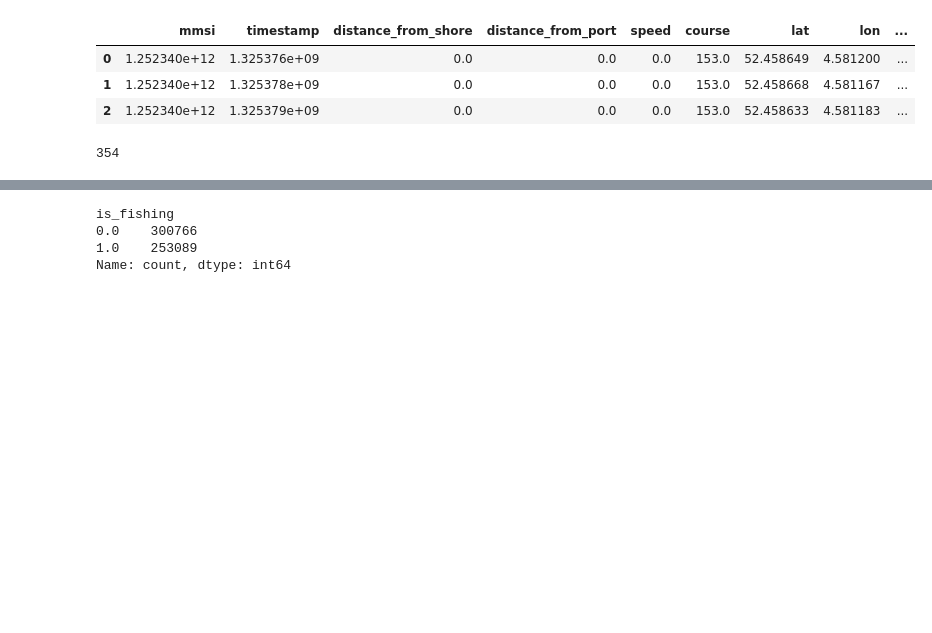
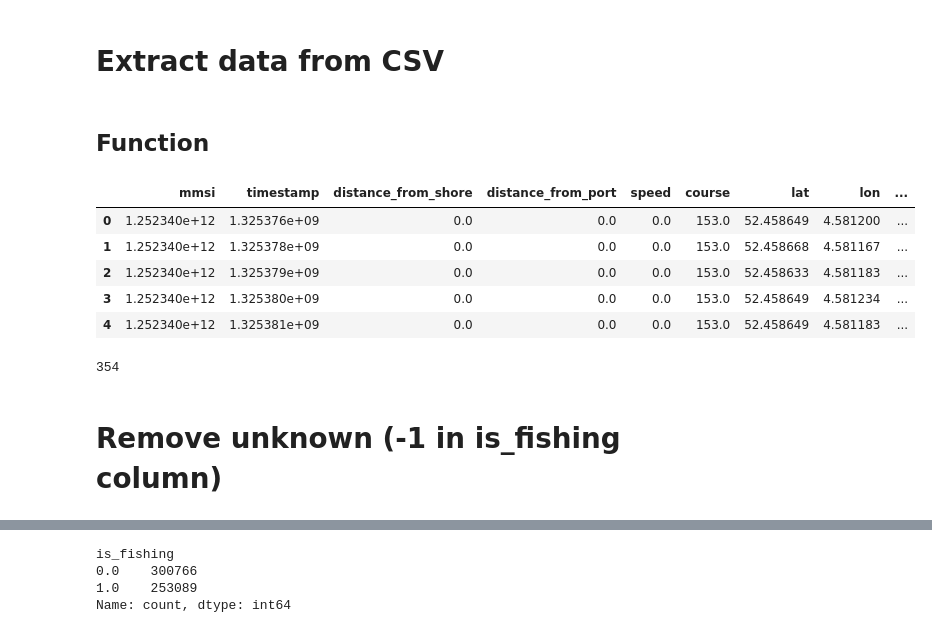
Before and after one commit to DukeDucray/fishing_classification, a Jupyter notebook: notebook/grace.ipynb, the cells around one changed output, grey strips where cells are left out. Drawn from its saved outputs; the diff is of its cells as text; code cells hidden in the pictures; blank space fills up the shorter version.

Commit message:
data cache

```diff
--- a/notebook/grace.ipynb
+++ b/notebook/grace.ipynb
@@ -31,13 +10,32 @@ unknown['type']='unknown'
-# %%
-list_dfs = [trawlers, longlines, gear, pole, seines, trollers, unknown]
-df = pd.concat(list_dfs)
-df.head(3)
-# %% [output]
-|  | mmsi | timestamp | distance_from_shore | distance_from_port | speed | course | lat | lon | ... |
-| 0 | 1.252340e+12 | 1.325376e+09 | 0.0 | 0.0 | 0.0 | 153.0 | 52.458649 | 4.581200 | ... |
-| 1 | 1.252340e+12 | 1.325378e+09 | 0.0 | 0.0 | 0.0 | 153.0 | 52.458668 | 4.581167 | ... |
-| 2 | 1.252340e+12 | 1.325379e+09 | 0.0 | 0.0 | 0.0 | 153.0 | 52.458633 | 4.581183 | ... |
+# %% [markdown]
+# Extract data from CSV
+# %% [markdown]
+## Function
+# %%
+def get_data(path, file_names):
+    tables=[]
+    for file_name in file_names:
+        table = pd.read_csv(f'../{path}/{file_name}.csv')
+        table['type']=f'{file_name}'
+        tables.append(table)
+    return pd.concat(tables)
+
+path='data/raw_data'
+file_names = ['trawlers', 'drifting_longlines', 'fixed_gear', 'pole_and_line', 'purse_seines', 'trollers', 'unknown']
+
+df = get_data(path, file_names)
+
+df.head()
+# %% [output]
+|  | mmsi | timestamp | distance_from_shore | distance_from_port | speed | course | lat | lon | ... |
+| 0 | 1.252340e+12 | 1.325376e+09 | 0.0 | 0.0 | 0.0 | 153.0 | 52.458649 | 4.581200 | ... |
+| 1 | 1.252340e+12 | 1.325378e+09 | 0.0 | 0.0 | 0.0 | 153.0 | 52.458668 | 4.581167 | ... |
+| 2 | 1.252340e+12 | 1.325379e+09 | 0.0 | 0.0 | 0.0 | 153.0 | 52.458633 | 4.581183 | ... |
+| 3 | 1.252340e+12 | 1.325380e+09 | 0.0 | 0.0 | 0.0 | 153.0 | 52.458649 | 4.581234 | ... |
+| 4 | 1.252340e+12 | 1.325381e+09 | 0.0 | 0.0 | 0.0 | 153.0 | 52.458649 | 4.581183 | ... |
 # %%
 df['mmsi'].nunique()
 # %% [output]
 354
+# %% [markdown]
+# Remove unknown (-1 in is_fishing column)
```
Also changed, not shown: parts of 16 cells of this notebook, 1 other file.
